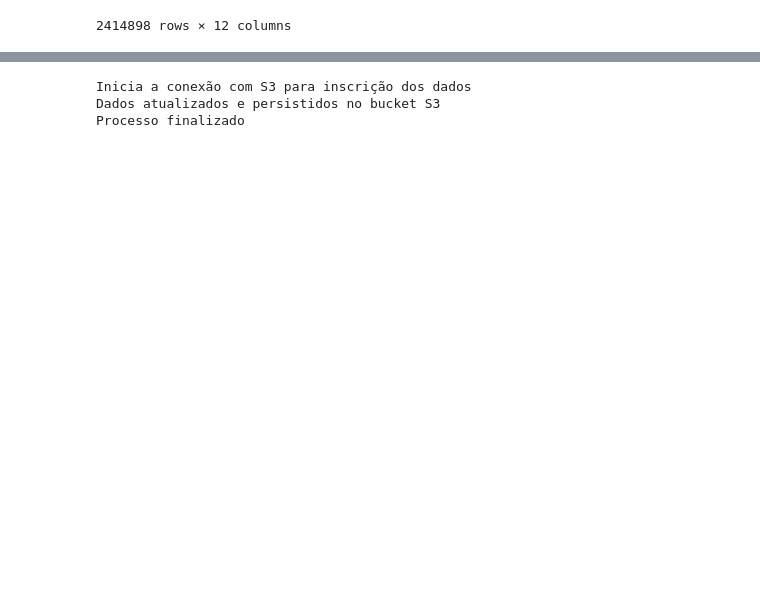
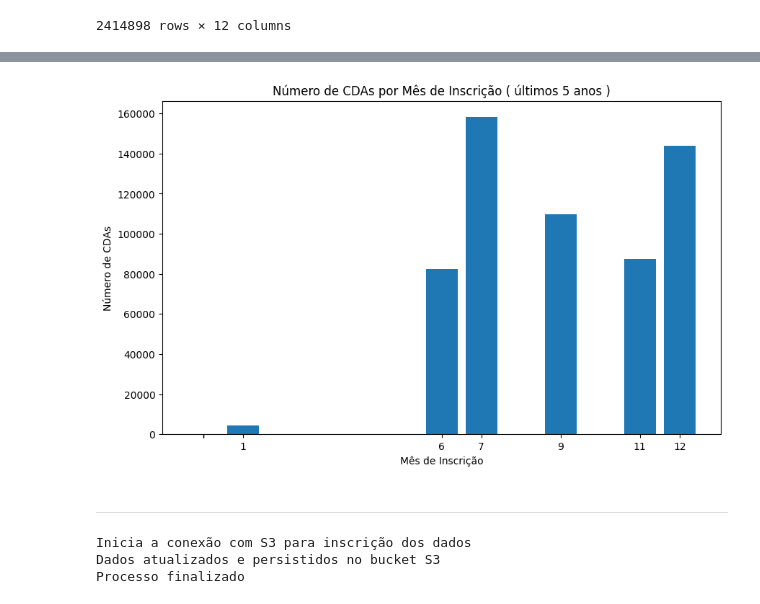
Before and after one commit to LanCarv/divida_ativa, a Jupyter notebook: not_feature_store_igr.ipynb, the cells around one changed output, grey strips where cells are left out. Drawn from its saved outputs; the diff is of its cells as text; code cells hidden in the pictures; blank space fills up the shorter version.

```diff
--- a/not_feature_store_igr.ipynb
+++ b/not_feature_store_igr.ipynb
@@ -151,3 +132,32 @@ contagem_meses_distintos
+# %%
+import matplotlib.pyplot as plt
+import numpy as np
+
+meses = meses_maximos_somados['mes_inscricao_da']
+cdas = meses_maximos_somados['cda']
+
+eixo_x_customizado = np.arange(1, 13)
+eixo_x_customizado = [mes if mes in meses.values else 0 for mes in eixo_x_customizado]
+
+contagem_cdas_por_mes = [cdas[meses == mes].values[0] if mes in meses.values else 0 for mes in eixo_x_customizado]
+
+plt.figure(figsize=(10, 6))
+plt.bar(eixo_x_customizado, contagem_cdas_por_mes)
+
+plt.xlabel('Mês de Inscrição')
+plt.ylabel('Número de CDAs')
+plt.title('Número de CDAs por Mês de Inscrição ( últimos 5 anos )')
+
+plt.xticks(rotation=0)
+
+eixo_x_labels = [str(mes) if mes != 0 else '' for mes in eixo_x_customizado]
+plt.xticks(eixo_x_customizado, eixo_x_labels)
+
+plt.show()
+# %% [output]
+[figure, added]
+# %% [markdown]
+---
 # %%
 # Renomeia colunas para nome mais adequados e filtra dataframe
 colunas_nome = {
```
Also changed, not shown: parts of 7 cells of this notebook.
